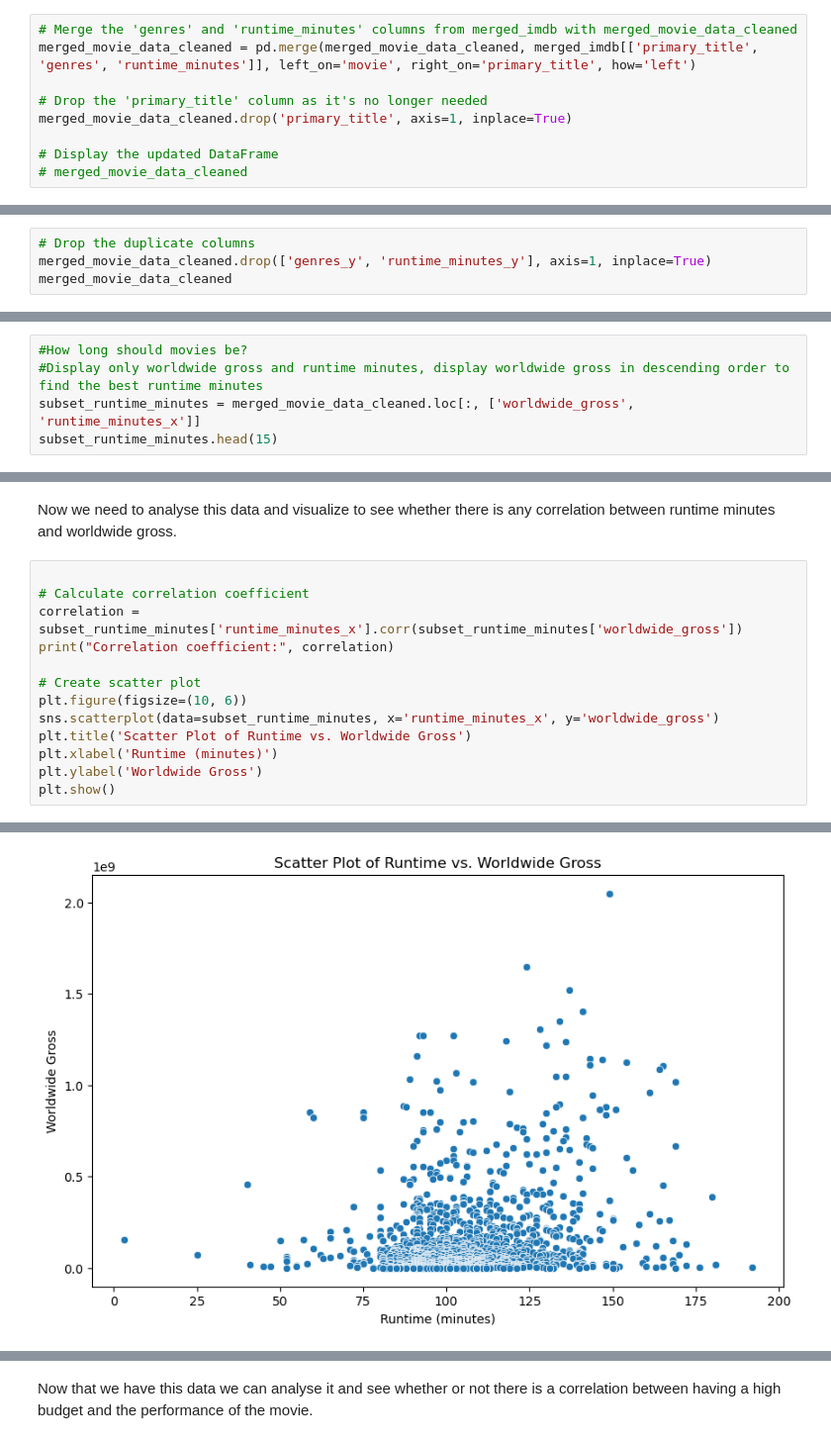
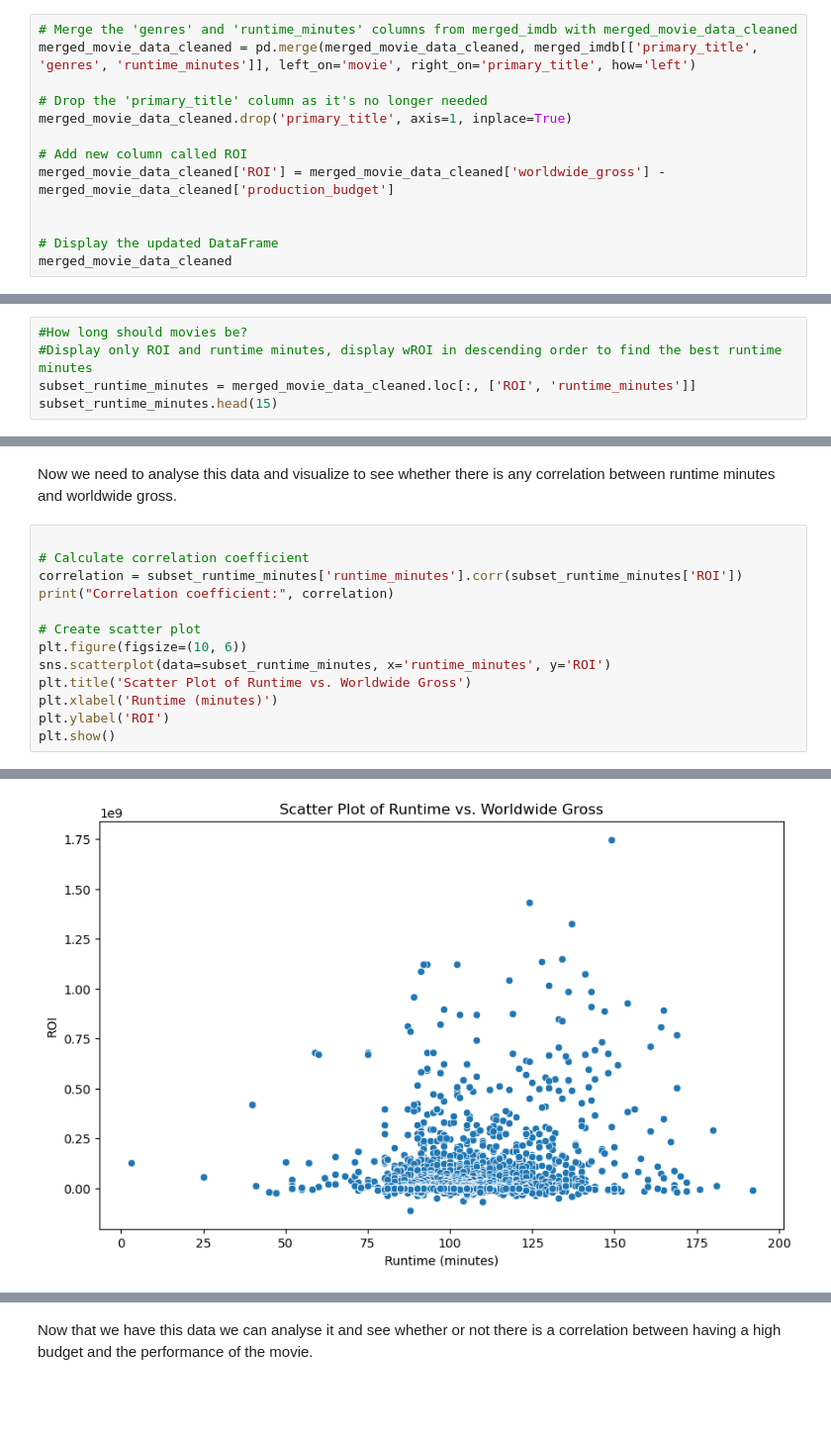
Before and after one commit to William-Itotia/dsc-phase-1-project-Microsoft-Analysis, a Jupyter notebook: student.ipynb, the cells around one changed output, grey strips where cells are left out. Shown: that part at 99% size. Drawn from its saved outputs; the diff is of its cells as text; blank space fills up the shorter version.

```diff
--- a/student.ipynb
+++ b/student.ipynb
@@ -423,6 +431,10 @@ merged_movie_data_cleaned = pd.merge(merged_movie_data_cleaned, merged_imdb[['pr
 # Drop the 'primary_title' column as it's no longer needed
 merged_movie_data_cleaned.drop('primary_title', axis=1, inplace=True)
 
+# Add new column called ROI
+merged_movie_data_cleaned['ROI'] = merged_movie_data_cleaned['worldwide_gross'] - merged_movie_data_cleaned['production_budget']
+
+
 # Display the updated DataFrame
-# merged_movie_data_cleaned
+merged_movie_data_cleaned
 # %% [output]
@@ -442,4 +453,0 @@ merged_movie_data_cleaned.drop('primary_title', axis=1, inplace=True)
-# %%
-# Drop the duplicate columns
-merged_movie_data_cleaned.drop(['genres_y', 'runtime_minutes_y'], axis=1, inplace=True)
-merged_movie_data_cleaned
@@ -513,6 +508,6 @@ plt.show()
 # %%
 #How long should movies be?
-#Display only worldwide gross and runtime minutes, display worldwide gross in descending order to find the best runtime minutes
-subset_runtime_minutes = merged_movie_data_cleaned.loc[:, ['worldwide_gross', 'runtime_minutes_x']]
+#Display only ROI and runtime minutes, display wROI in descending order to find the best runtime minutes
+subset_runtime_minutes = merged_movie_data_cleaned.loc[:, ['ROI', 'runtime_minutes']]
 subset_runtime_minutes.head(15)
 # %% [output]
@@ -538,14 +533,14 @@ minutes and worldwide gross.
 # %%
 
 # Calculate correlation coefficient
-correlation = subset_runtime_minutes['runtime_minutes_x'].corr(subset_runtime_minutes['worldwide_gross'])
+correlation = subset_runtime_minutes['runtime_minutes'].corr(subset_runtime_minutes['ROI'])
 print("Correlation coefficient:", correlation)
 
 # Create scatter plot
 plt.figure(figsize=(10, 6))
-sns.scatterplot(data=subset_runtime_minutes, x='runtime_minutes_x', y='worldwide_gross')
+sns.scatterplot(data=subset_runtime_minutes, x='runtime_minutes', y='ROI')
 plt.title('Scatter Plot of Runtime vs. Worldwide Gross')
 plt.xlabel('Runtime (minutes)')
-plt.ylabel('Worldwide Gross')
+plt.ylabel('ROI')
 plt.show()
 # %% [output]
@@ -553 +548 @@ Correlation coefficient: 0.12351083671720954
-[figure, old version]
+[figure, new version]
```
Also changed, not shown: parts of 19 cells of this notebook.
